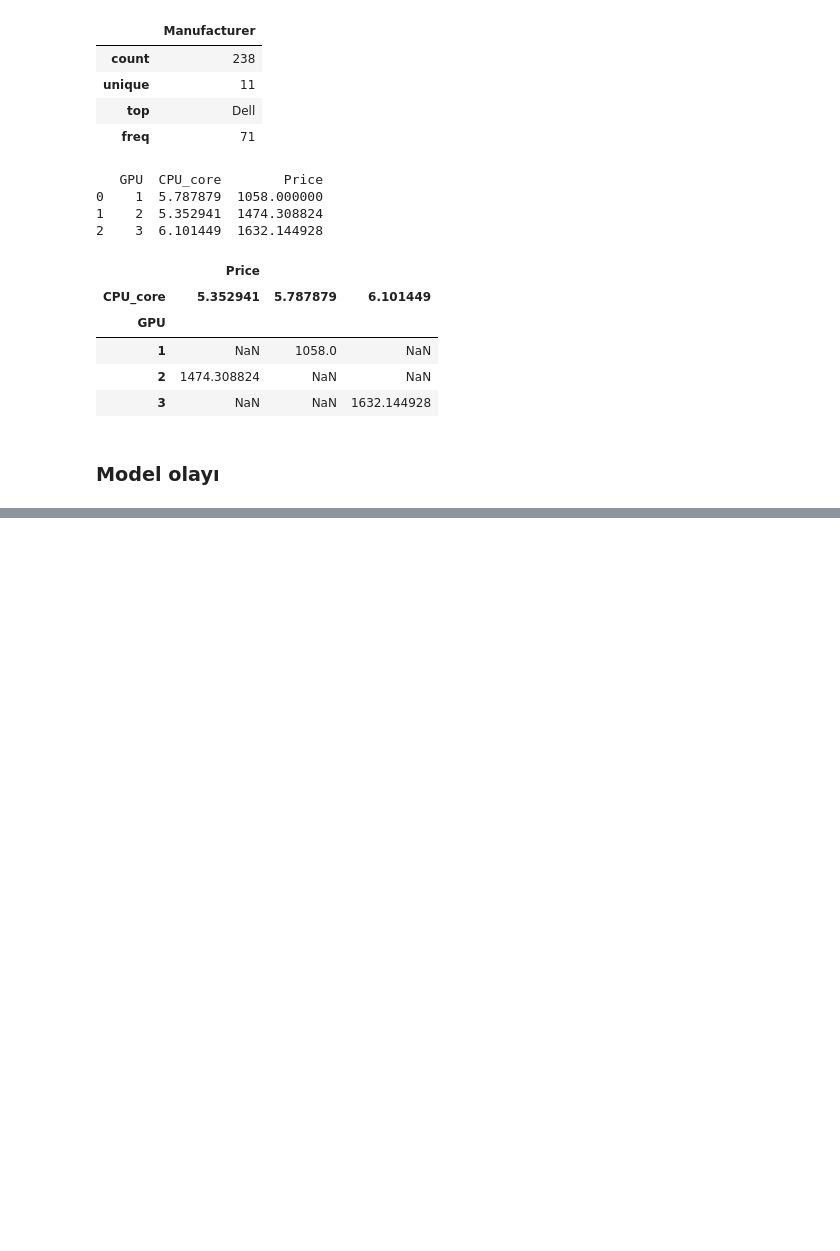
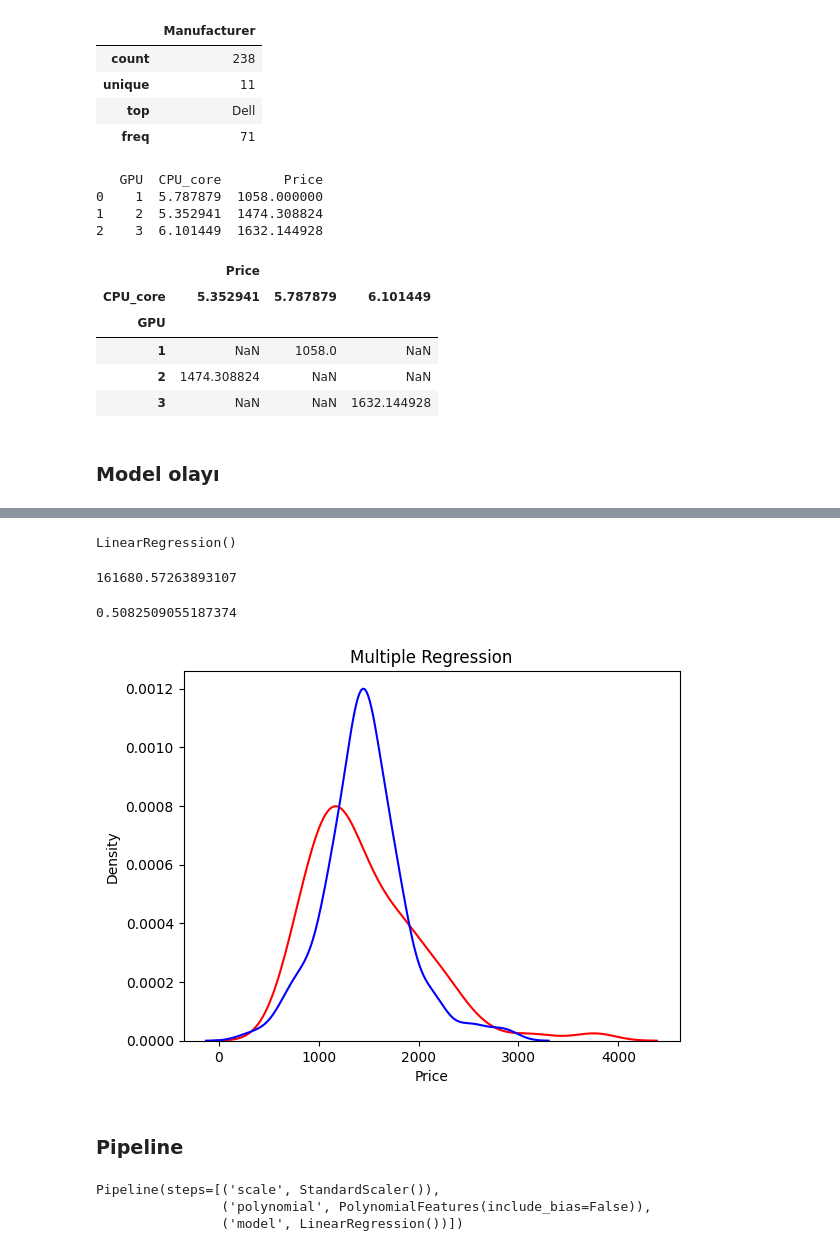
Before and after one commit to MachineTi-lab/IBM-Data-analysis-with-Python, a Jupyter notebook: IBM_LAB2.ipynb, the cells around one changed output, grey strips where cells are left out. Cells and saved outputs as stored; diff of their text form; code cells hidden in the pictures; blank space fills up the shorter version.

```diff
--- a/IBM_LAB2.ipynb
+++ b/IBM_LAB2.ipynb
@@ -198,0 +233,28 @@ grouped_pivot
+# %%
+lm = LinearRegression()
+# %%
+Z = df[['CPU_frequency', 'RAM_GB', 'Storage_GB_SSD', 'CPU_core', 'OS', 'GPU' ,'Category']]
+T = df["Price"]
+# %%
+lm.fit(Z,T)
+# %% [output]
+LinearRegression()
+# %%
+T_pred = lm.predict(Z)
+# %%
+mean_squared_error(T , T_pred)
+# %% [output]
+161680.57263893107
+# %%
+lm.score(Z,T)
+# %% [output]
+0.5082509055187374
+# %%
+ax1 = sns.kdeplot(df["Price"] , color = "r" , label = "Actual Label")
+sns.kdeplot(T_pred , color = "b" , label = "Second Label")
+plt.title("Multiple Regression")
+plt.show()
+# %% [output]
+[figure, added]
+# %% [markdown]
+### Pipeline
@@ -198,0 +265,7 @@ grouped_pivot
+# %%
+Z = Z.astype(float)
+pipe.fit(Z,Y)
+# %% [output]
+Pipeline(steps=[('scale', StandardScaler()),
+                ('polynomial', PolynomialFeatures(include_bias=False)),
+                ('model', LinearRegression())])
```
Also changed, not shown: parts of 12 cells of this notebook.
